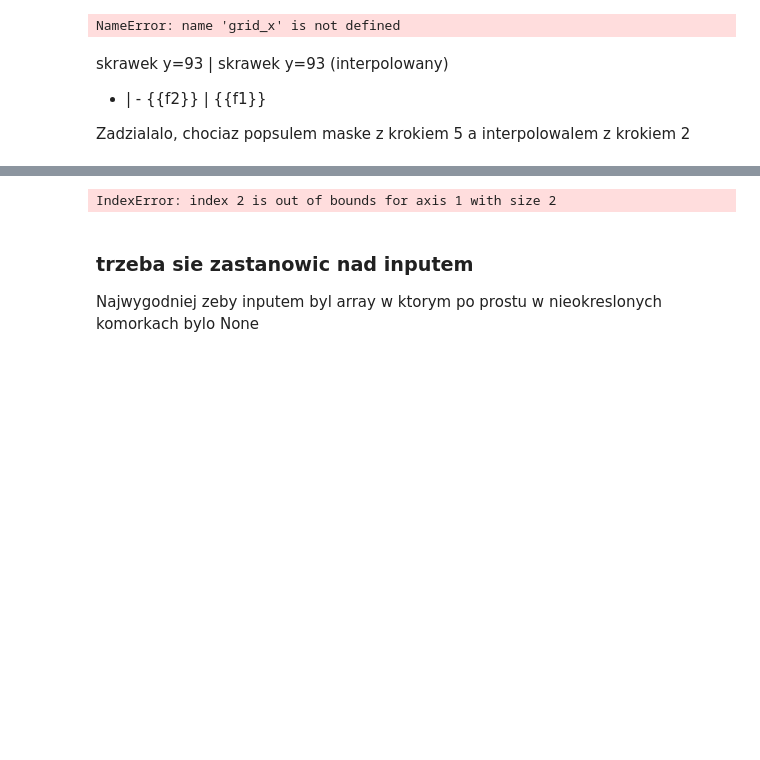
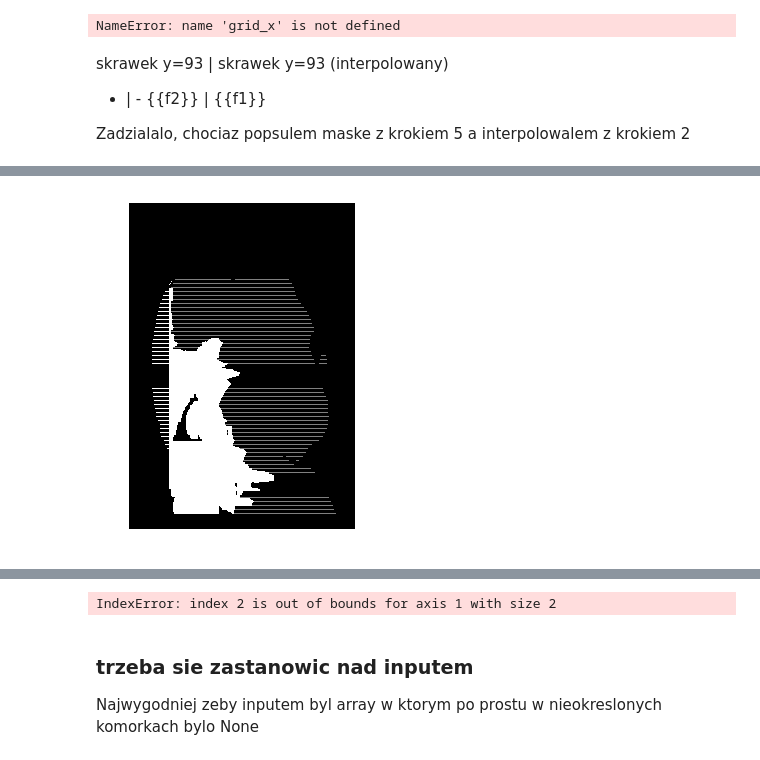
Before and after one commit to michalstepniewski/symmetry, a Jupyter notebook: Interpolation-cd-20180311.ipynb, the cells around one changed output, grey strips where cells are left out. Drawn from its saved outputs; the diff is of its cells as text; code cells hidden in the pictures; blank space fills up the shorter version.

```diff
--- a/Interpolation-cd-20180311.ipynb
+++ b/Interpolation-cd-20180311.ipynb
@@ -111,0 +112,4 @@ show(con_interp[:,94,:])
+# %%
+show(np.nan_to_num(con_interp[30,:,:]))
+# %% [output]
+[figure, added]
```
Also changed, not shown: parts of 2 cells of this notebook, 11 other files.
